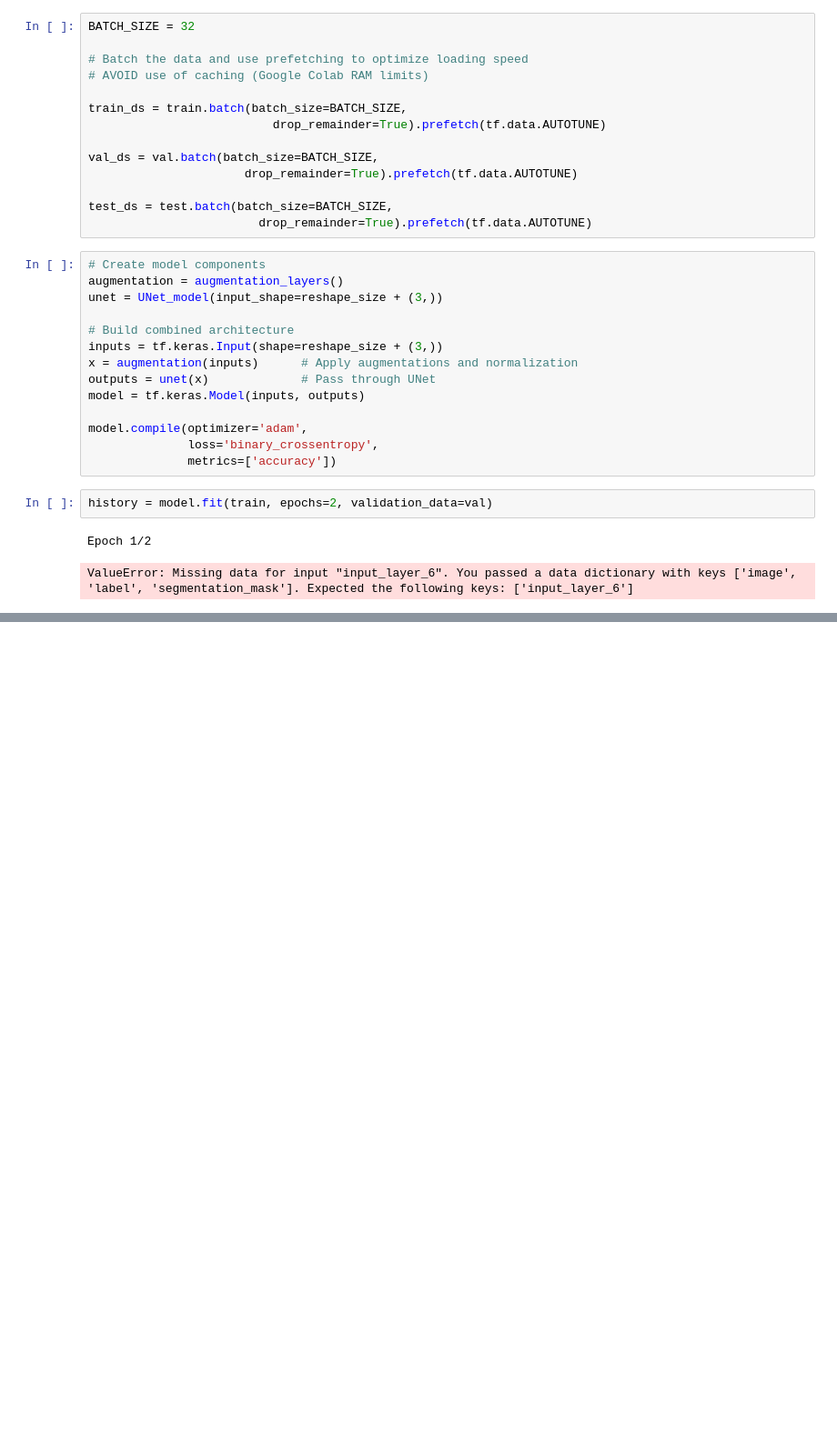
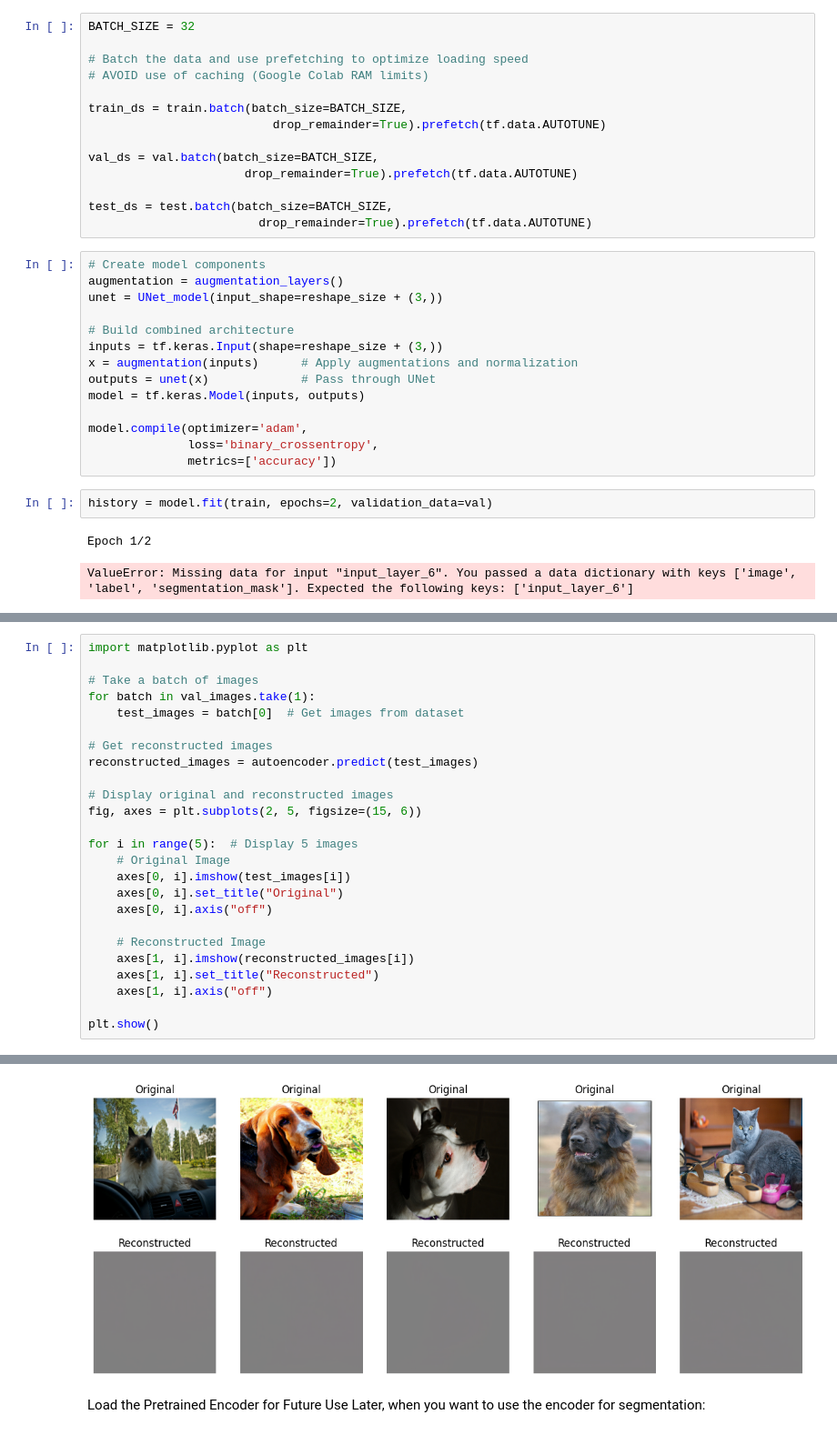
Before and after one commit to vidiasgiannis/CV_Segmentation_Mask_Modelling, a Jupyter notebook: src/main.ipynb, the cells around one changed output, grey strips where cells are left out. Shown at 91% size. Drawn from its saved outputs; the diff is of its cells as text; blank space fills up the shorter version.

```diff
--- a/src/main.ipynb
+++ b/src/main.ipynb
@@ -139,0 +297,26 @@ ValueError: Missing data for input "input_layer_6". You passed a data dictionary
+# %%
+import matplotlib.pyplot as plt
+
+# Take a batch of images
+for batch in val_images.take(1):
+    test_images = batch[0]  # Get images from dataset
+
+# Get reconstructed images
+reconstructed_images = autoencoder.predict(test_images)
+
+# Display original and reconstructed images
+fig, axes = plt.subplots(2, 5, figsize=(15, 6))
+
+for i in range(5):  # Display 5 images
+    # Original Image
+    axes[0, i].imshow(test_images[i])
+    axes[0, i].set_title("Original")
+    axes[0, i].axis("off")
+
+    # Reconstructed Image
+    axes[1, i].imshow(reconstructed_images[i])
+    axes[1, i].set_title("Reconstructed")
+    axes[1, i].axis("off")
+
+plt.show()
+# %% [output]
@@ -139,0 +324,4 @@ ValueError: Missing data for input "input_layer_6". You passed a data dictionary
+[figure, added]
+# %% [markdown]
+Load the Pretrained Encoder for Future Use
+Later, when you want to use the encoder for segmentation:
```
Also changed, not shown: parts of 28 cells of this notebook.
